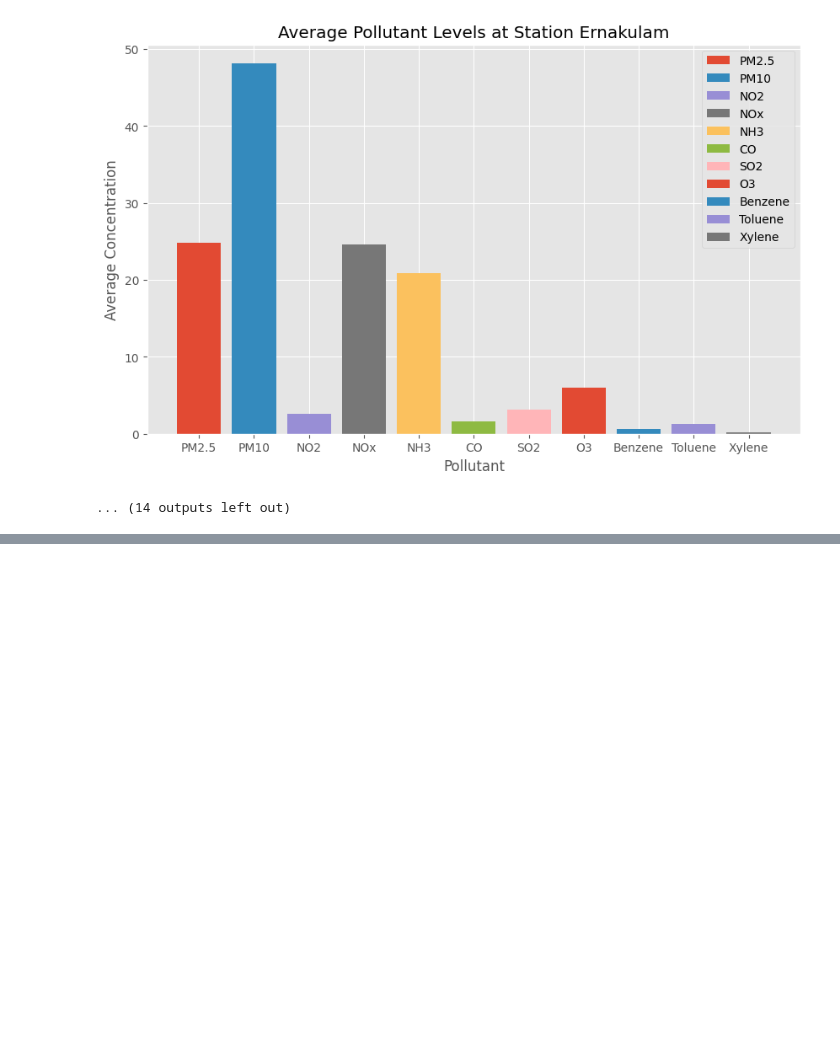
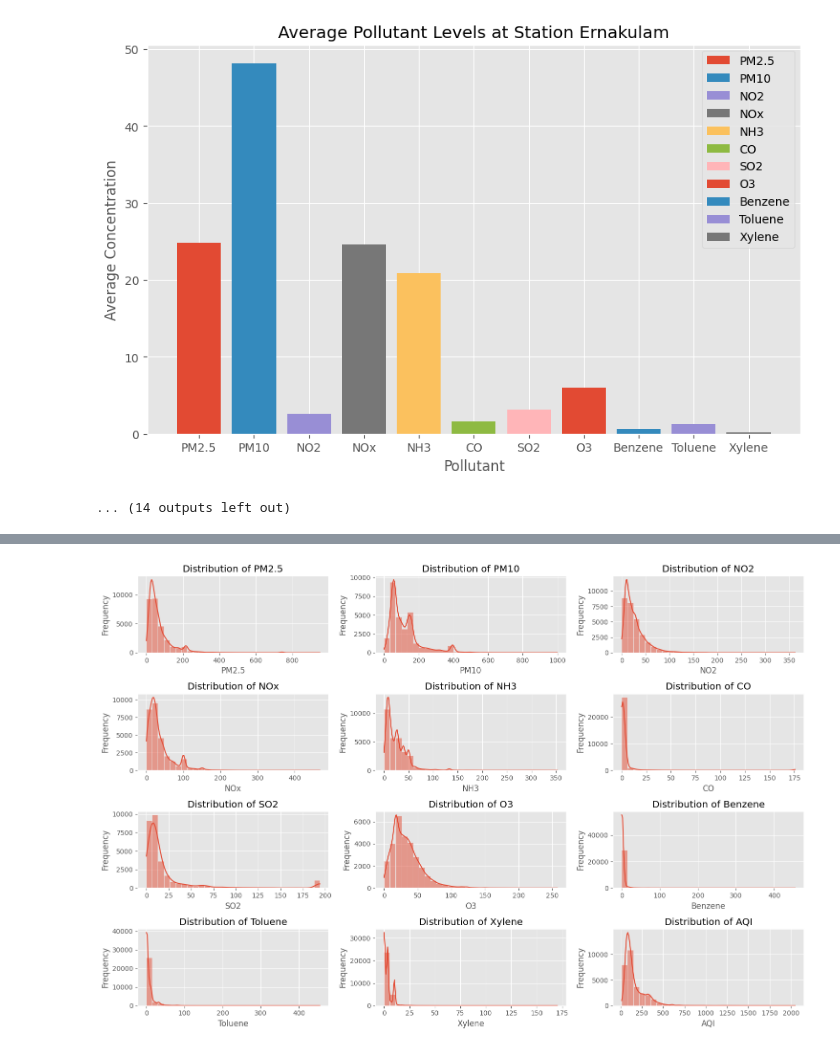
Before and after one commit to Medynal/Pollution, a Jupyter notebook: pollution.ipynb, the cells around one changed output, grey strips where cells are left out. Cells and saved outputs as stored; diff of their text form; code cells hidden in the pictures; blank space fills up the shorter version.

```diff
--- a/pollution.ipynb
+++ b/pollution.ipynb
@@ -295,0 +310,18 @@ fig_cities.show()
+# %%
+key_variables = ['PM2.5','PM10','NO2','NOx','NH3','CO', 'SO2','O3', 'Benzene', 'Toluene', 'Xylene', 'AQI']
+
+plt.figure(figsize=(15, 10))
+for i, column in enumerate(key_variables, 1): # the subplot starts from index 1 and not from 0
+  '''
+  # enumerate() is a built-in Python function that lets you loop through a
+  list and automatically keep track of the index (position) of each item at the same time.
+  '''
+  plt.subplot(4, 3, i)
+  sns.histplot(pollution_df[column], kde=True, bins=30)
+  plt.title(f'Distribution of {column}')
+  plt.xlabel(column)
+  plt.ylabel('Frequency')
+plt.tight_layout()
+plt.show()
+# %% [output]
+[figure, added]
```
Also changed, not shown: parts of 2 cells of this notebook.
